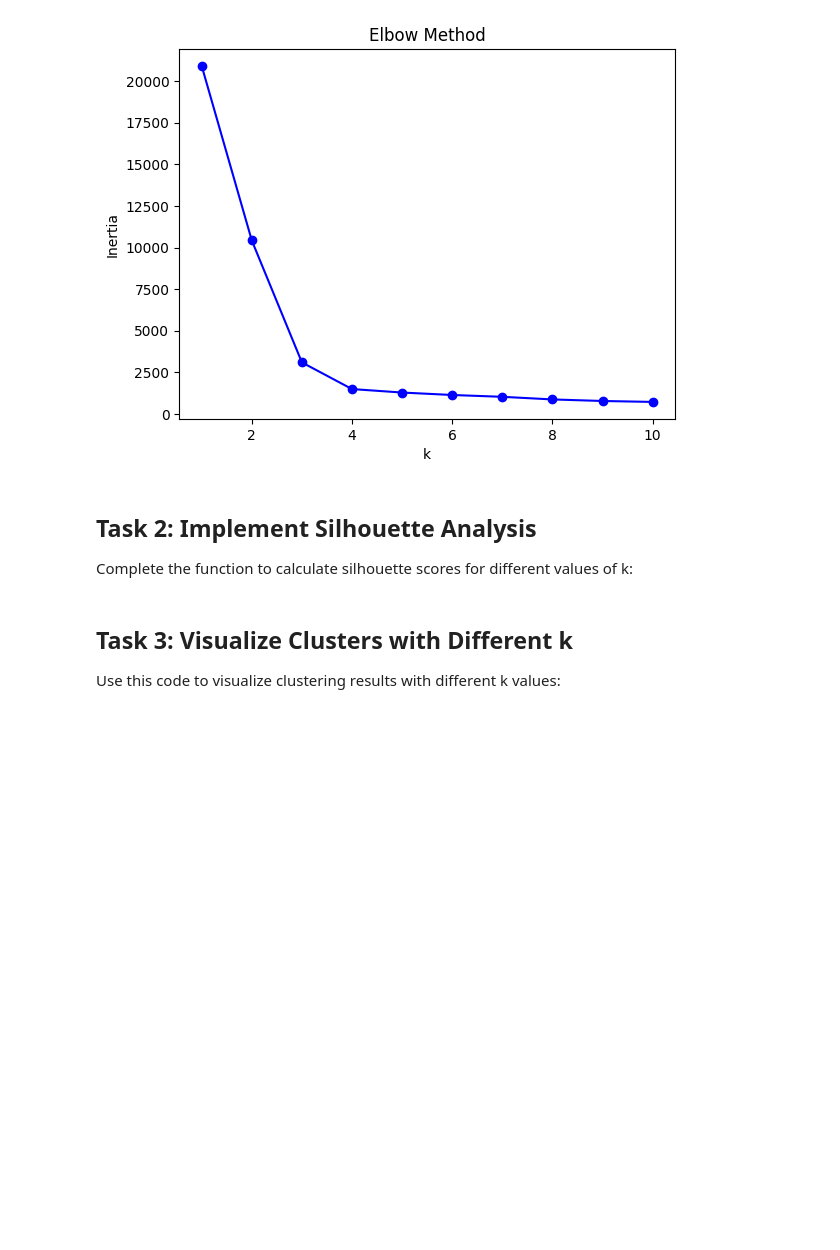
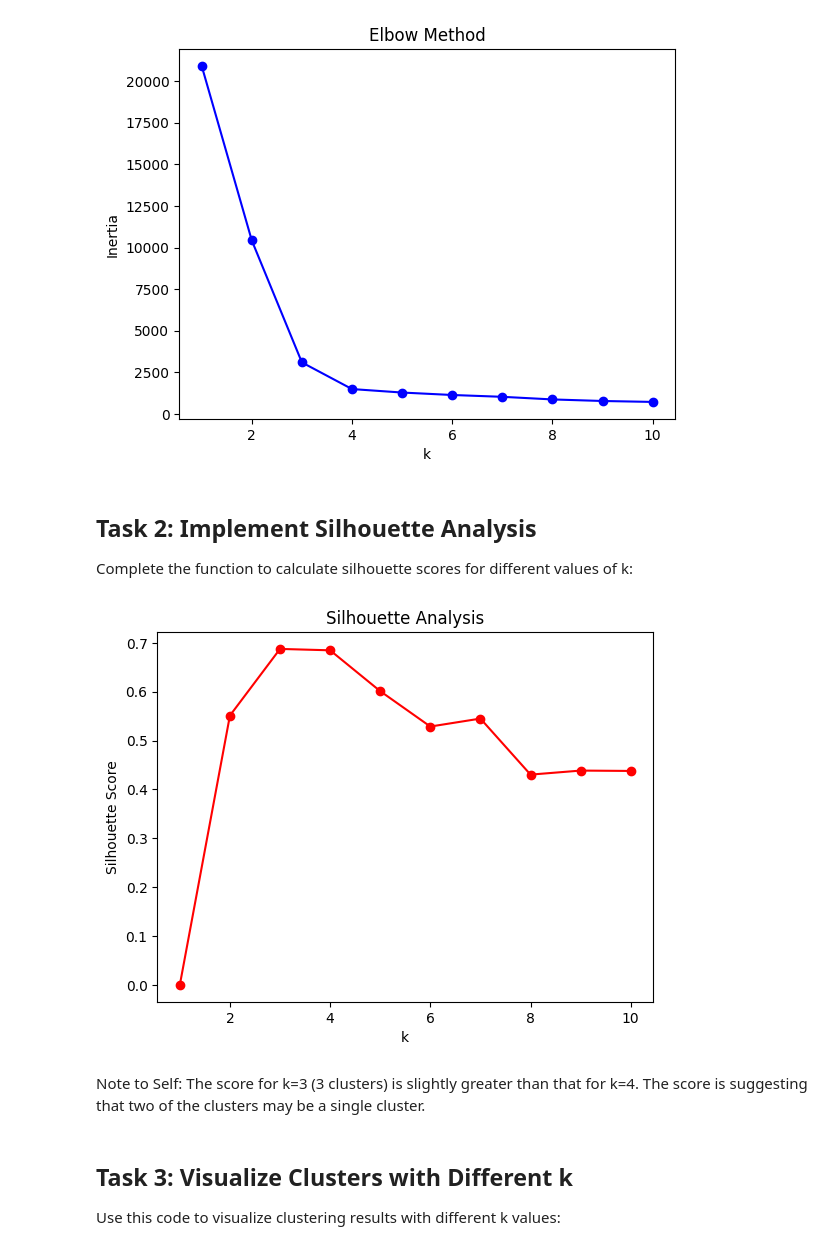
Before and after one commit to SU-IST407-SP25/student-lecture-materials-Qxuto-1, a Jupyter notebook: 14-week14/lab-exercises.ipynb, the cells around one changed output. Drawn from its saved outputs; the diff is of its cells as text; code cells hidden in the pictures; blank space fills up the shorter version.

```diff
--- a/14-week14/lab-exercises.ipynb
+++ b/14-week14/lab-exercises.ipynb
@@ -224,33 +224,37 @@ Complete the function to calculate silhouette scores for different values of k:
 # %%
 def calculate_silhouette(X, k_range):
     silhouette_scores = []
 
     for k in k_range:
         if k <= 1:  # Skip k=1 as silhouette score isn't defined for 1 cluster
             silhouette_scores.append(0)
             continue
 
         # Create and fit KMeans model
         kmeans = KMeans(n_clusters=k, random_state=42)
         labels = kmeans.fit_predict(X)
 
         # Calculate silhouette score
         # Hint: Use sklearn.metrics.silhouette_score
-        score = # YOUR CODE HERE
+        score = silhouette_score(X, labels)
 
         silhouette_scores.append(score)
 
     return silhouette_scores
 
 # Calculate silhouette scores for k=1 to 10
 silhouette_scores = calculate_silhouette(X, k_range)
 
 # Plotting code is provided
 plt.plot(k_range, silhouette_scores, 'ro-')
 plt.xlabel('k')
 plt.ylabel('Silhouette Score')
 plt.title('Silhouette Analysis')
 plt.show()
+# %% [output]
+[figure, added]
+# %% [markdown]
+Note to Self: The score for k=3 (3 clusters) is slightly greater than that for k=4. The score is suggesting that two of the clusters may be a single cluster.
 # %% [markdown]
 
 
```
Also changed, not shown: parts of 2 cells of this notebook.
